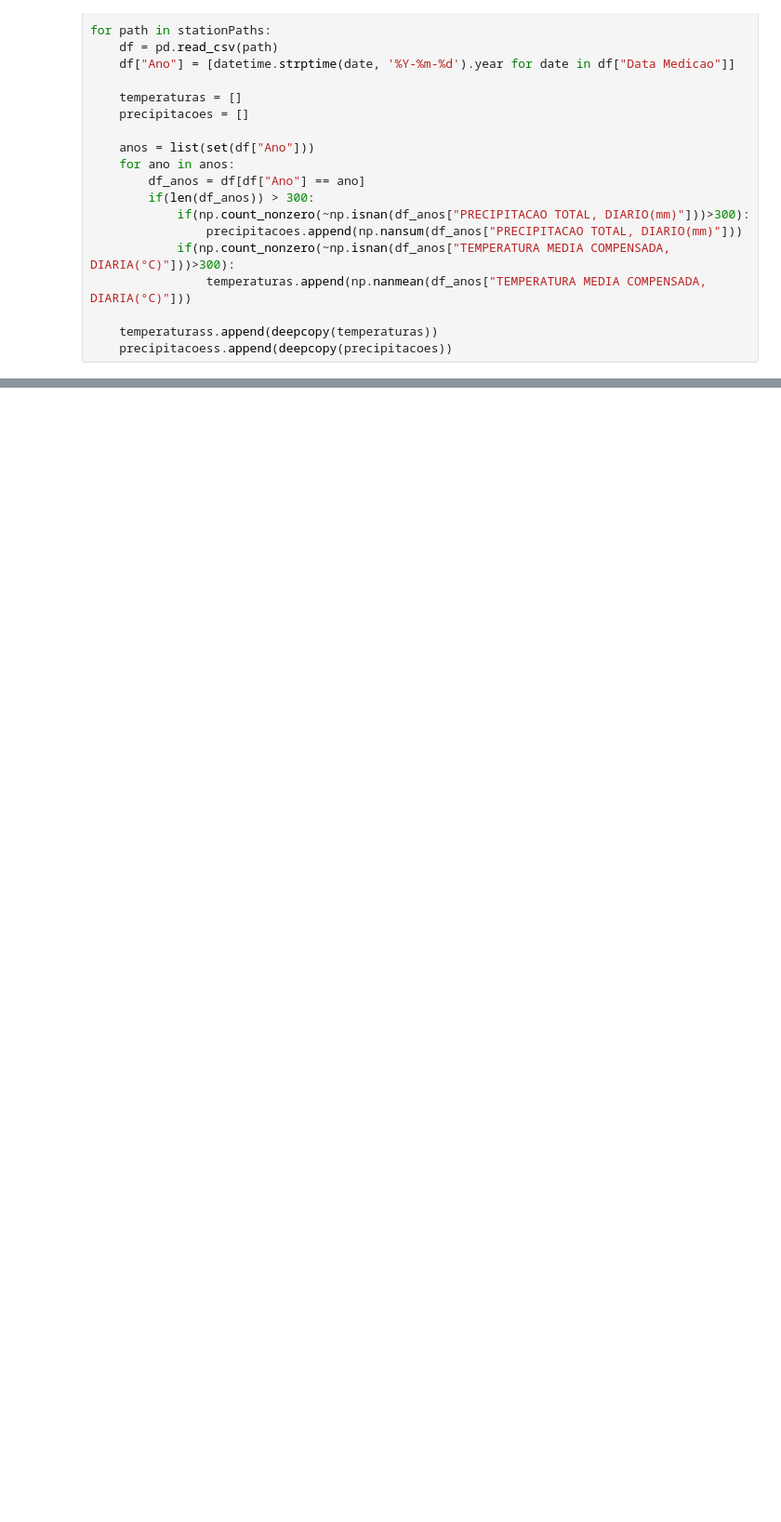
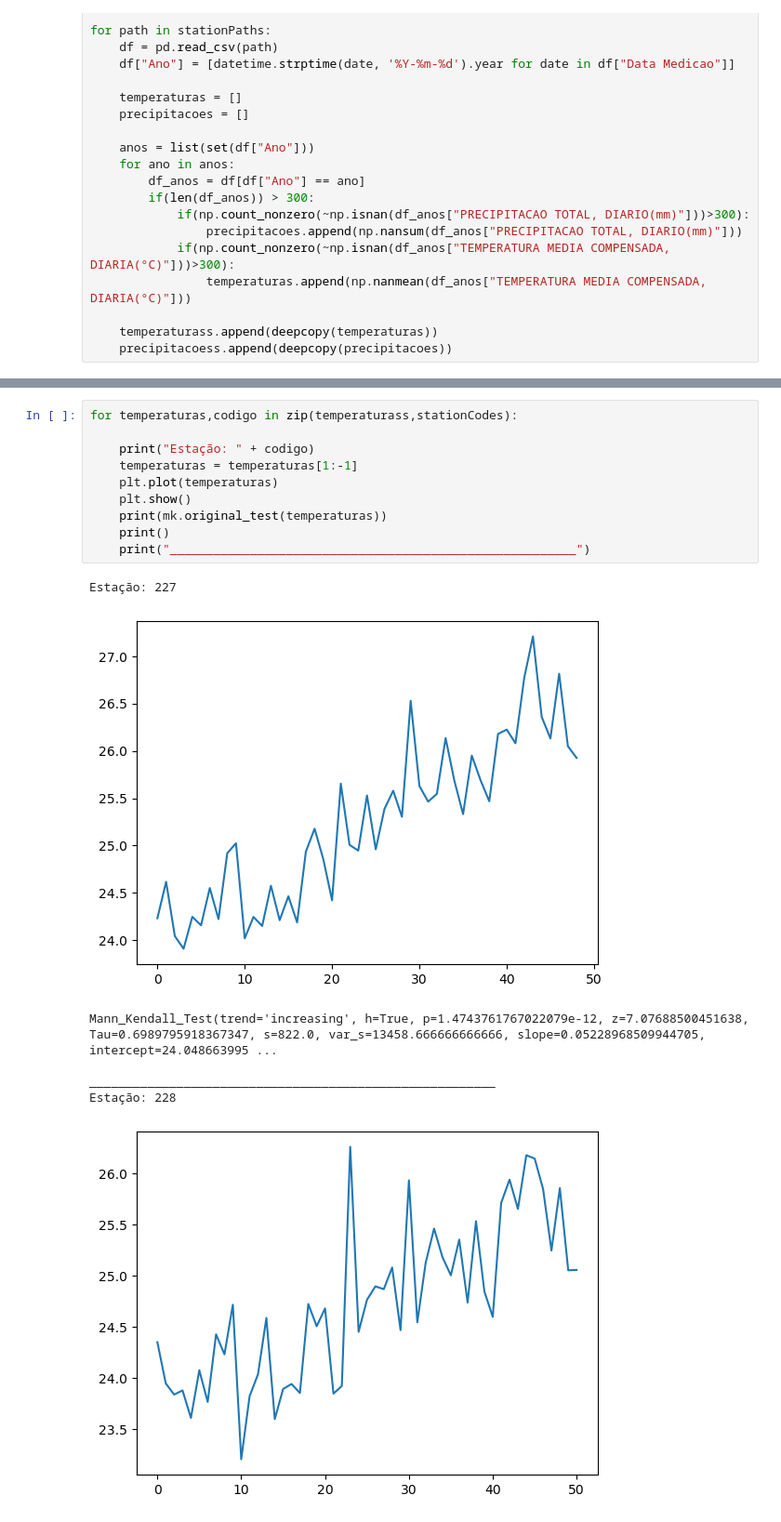
Before and after one commit to pedro-lage/brazil-pmp, a Jupyter notebook: 04_Hidrogeologia/03_Series_Temporais/00_GERAL/00_INMET/estacionareidade.ipynb, the cells around one changed output, grey strips where cells are left out. Shown at 93% size. Cells and saved outputs as stored; diff of their text form; blank space fills up the shorter version.

```diff
--- a/04_Hidrogeologia/03_Series_Temporais/00_GERAL/00_INMET/estacionareidade.ipynb
+++ b/04_Hidrogeologia/03_Series_Temporais/00_GERAL/00_INMET/estacionareidade.ipynb
@@ -58,0 +69,18 @@ for precipitacoes, temperaturas in zip(precipitacoess, temperaturass):
+# %%
+for temperaturas,codigo in zip(temperaturass,stationCodes):
+
+    print("Estação: " + codigo)
+    temperaturas = temperaturas[1:-1]
+    plt.plot(temperaturas)
+    plt.show()
+    print(mk.original_test(temperaturas))
+    print()
+    print("________________________________________________________")
+# %% [output]
+Estação: 227
+[figure, added]
+Mann_Kendall_Test(trend='increasing', h=True, p=1.4743761767022079e-12, z=7.07688500451638, Tau=0.6989795918367347, s=822.0, var_s=13458.666666666666, slope=0.05228968509944705, intercept=24.048663995 ...
+
+________________________________________________________
+Estação: 228
+[figure, added]
```
Also changed, not shown: parts of 4 cells of this notebook.
